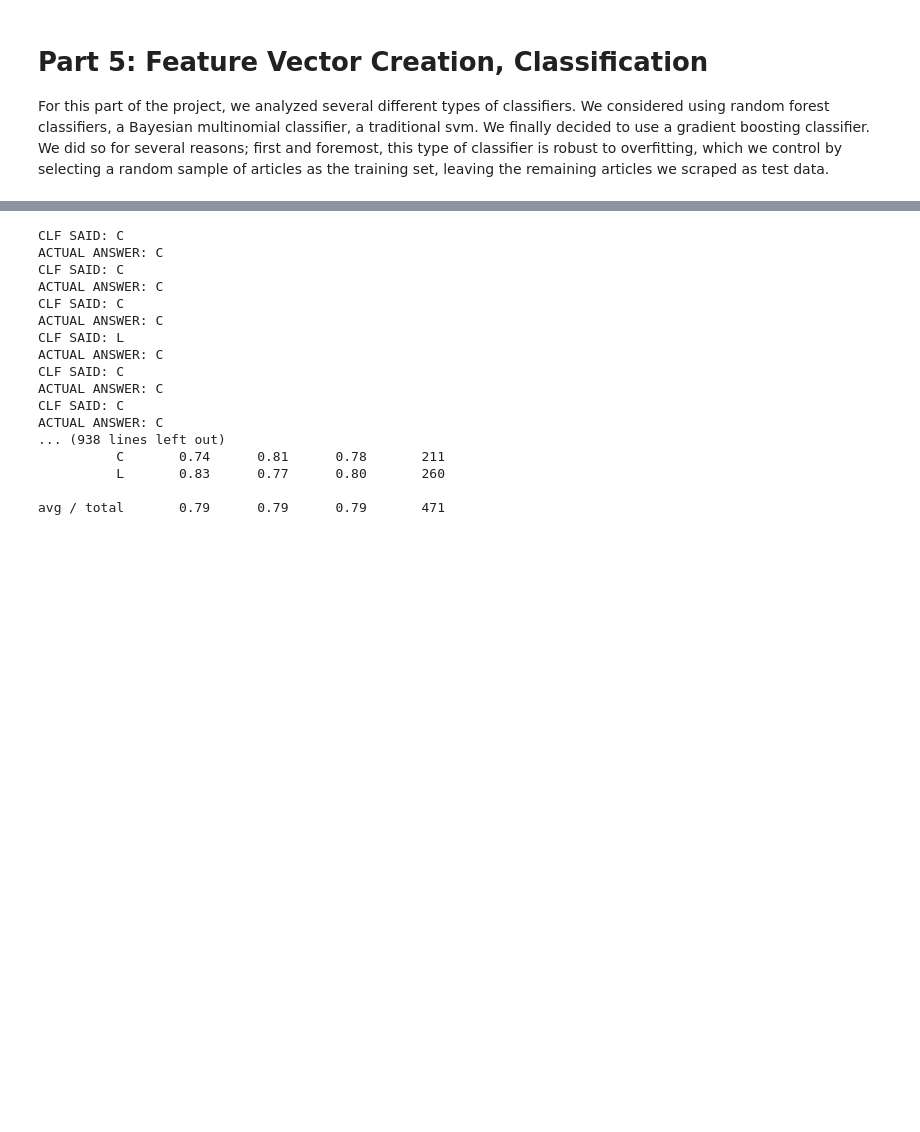
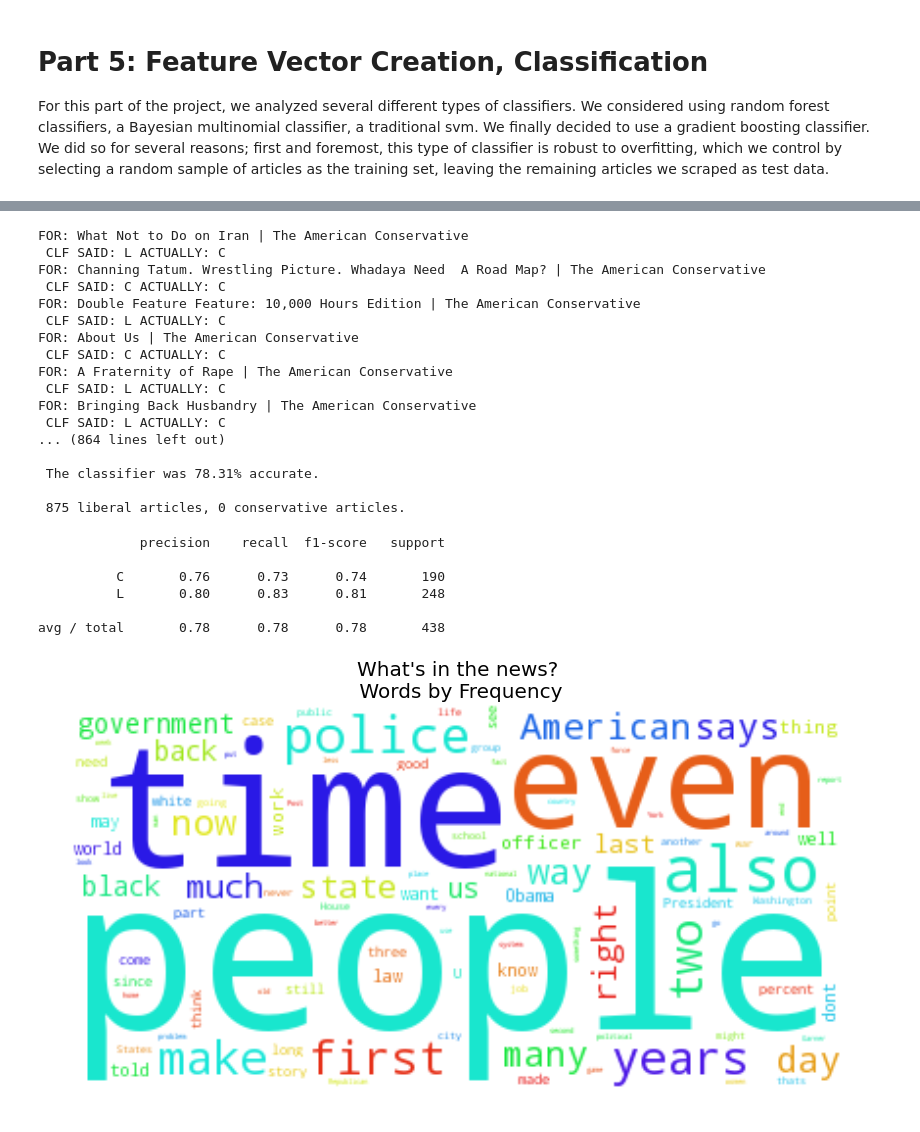
Before and after one commit to jombooth/slantparse, a Jupyter notebook: ProcessBook.ipynb, the cells around one changed output, grey strips where cells are left out. Drawn from its saved outputs; the diff is of its cells as text; code cells hidden in the pictures; blank space fills up the shorter version.

Commit message:
Added word clouds, at a pretty good place with ipython notebook

```diff
--- a/ProcessBook.ipynb
+++ b/ProcessBook.ipynb
@@ -426,34 +475,61 @@ successes,trials = 0,0
 predicted = clf.predict(Xtest)
 
 for i in range(0, len(Xtest)):
-    print "CLF SAID: " + clf.predict(Xtest[i])[0]
-    print "ACTUAL ANSWER: " + Ytest[i]
+    print "FOR: " + test_rows[i][2] + "\n CLF SAID: " + clf.predict(Xtest[i])[0] + " ACTUALLY: " + Ytest[i]
     if Ytest[i] == clf.predict(Xtest[i])[0]:
         successes += 1
     trials+=1
 
-
-
 print "\n The classifier was %.2f%% accurate." % (float(successes)/trials*100)
 print "\n %d liberal articles, %d conservative articles." % (num_libarticles, num_consarticles)
 print "\n"
-
-print (metrics.classification_report(Ytest, predicted))
 # %% [output]
-CLF SAID: C
-ACTUAL ANSWER: C
-CLF SAID: C
-ACTUAL ANSWER: C
-CLF SAID: C
-ACTUAL ANSWER: C
-CLF SAID: L
-ACTUAL ANSWER: C
-CLF SAID: C
-ACTUAL ANSWER: C
-CLF SAID: C
-ACTUAL ANSWER: C
-... (938 lines left out)
-          C       0.74      0.81      0.78       211
-          L       0.83      0.77      0.80       260
+FOR: What Not to Do on Iran | The American Conservative
+ CLF SAID: L ACTUALLY: C
+FOR: Channing Tatum. Wrestling Picture. Whadaya Need  A Road Map? | The American Conservative
+ CLF SAID: C ACTUALLY: C
+FOR: Double Feature Feature: 10,000 Hours Edition | The American Conservative
+ CLF SAID: L ACTUALLY: C
+FOR: About Us | The American Conservative
+ CLF SAID: C ACTUALLY: C
+FOR: A Fraternity of Rape | The American Conservative
+ CLF SAID: L ACTUALLY: C
+FOR: Bringing Back Husbandry | The American Conservative
+ CLF SAID: L ACTUALLY: C
+... (864 lines left out)
 
-avg / total       0.79      0.79      0.79       471
+ The classifier was 78.31% accurate.
+
+ 875 liberal articles, 0 conservative articles.
+# %%
+print (metrics.classification_report(Ytest, predicted))
+# %% [output]
+             precision    recall  f1-score   support
+
+          C       0.76      0.73      0.74       190
+          L       0.80      0.83      0.81       248
+
+avg / total       0.78      0.78      0.78       438
+# %%
+from wordcloud import STOPWORDS
+# cite: https://github.com/amueller/word_cloud
+mywcstr = ""
+
+for row in test_rows:
+    mywcstr += row[3] + ' '
+for row in train_rows:
+    mywcstr += row[3] + ' '
+
+our_stopword_list = ('one', 'said', 'year', 'will', 'take', 'new', 'say')
+
+our_stopwords = STOPWORDS.union(our_stopword_list)
+
+wordcloud = WordCloud(background_color="white", max_words=100, stopwords=our_stopwords).generate(mywcstr)
+
+plt.figure(figsize = (14,16))
+plt.title("What's in the news? \n Words by Frequency", fontsize = 20)
+plt.imshow(wordcloud, )
+plt.axis("off")
+plt.show()
+# %% [output]
+[figure, added]
```
Also changed, not shown: parts of 14 cells of this notebook, 2 other files.
